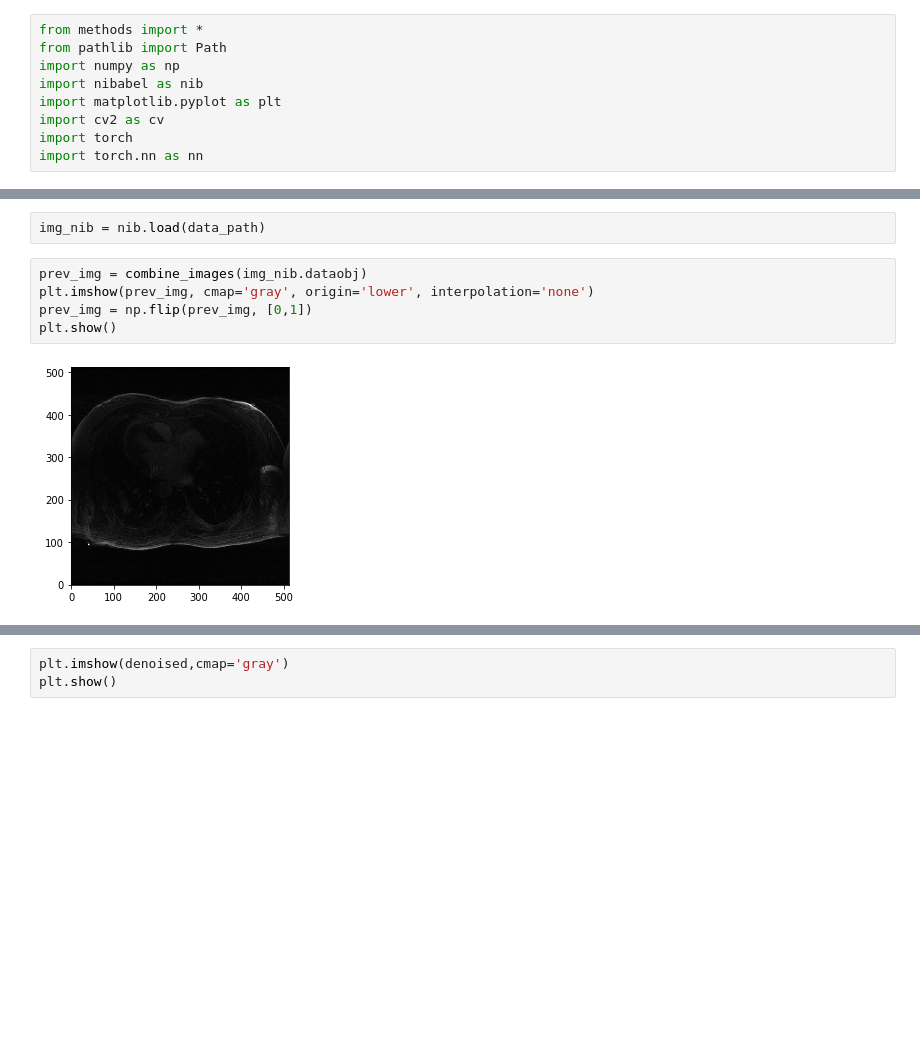
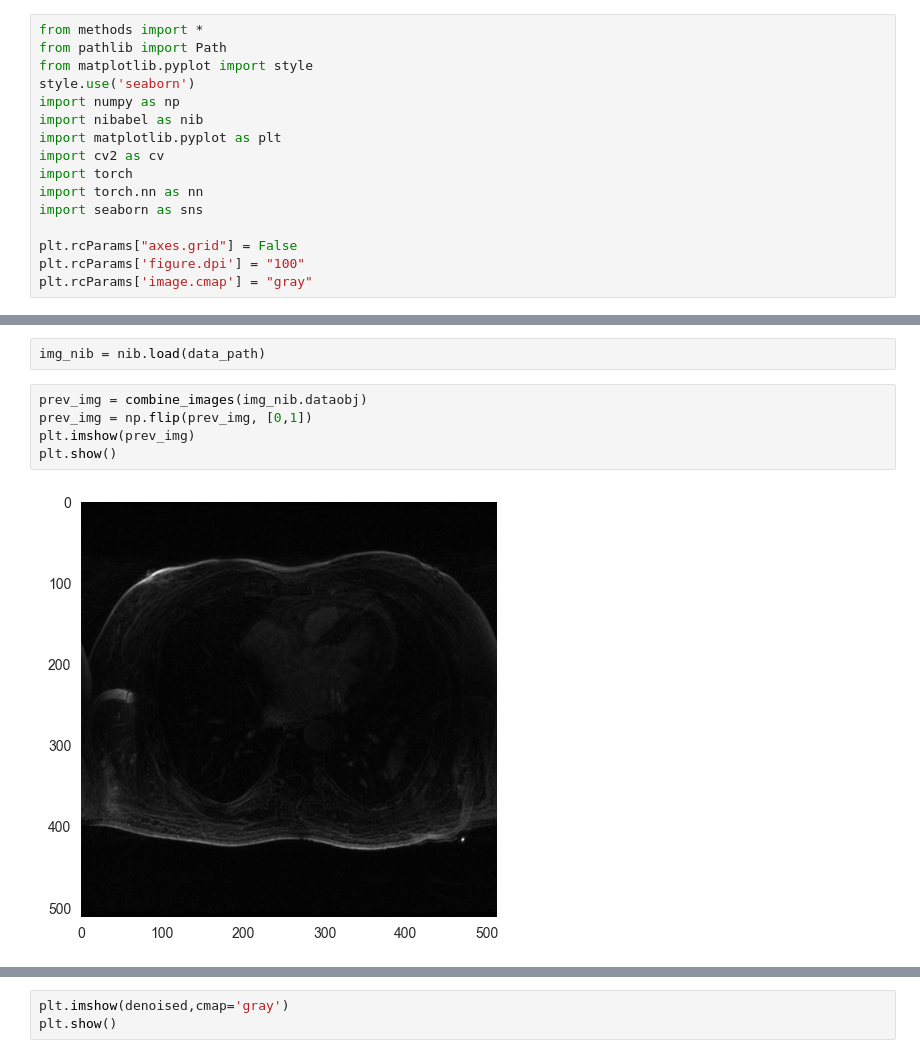
Before and after one commit to DavidLegarreSaavedra1/Deep-learning-methods-for-MRI-coil-channel-optimization, a Jupyter notebook: ROVir/scan.ipynb, the cells around one changed output, grey strips where cells are left out. Saved outputs shown, nothing was run; the diff lists cells and outputs as text; blank space fills up the shorter version.

```diff
--- a/ROVir/scan.ipynb
+++ b/ROVir/scan.ipynb
@@ -1,23 +1,30 @@
 # %%
 from methods import *
 from pathlib import Path
+from matplotlib.pyplot import style
+style.use('seaborn')
 import numpy as np
 import nibabel as nib
 import matplotlib.pyplot as plt
 import cv2 as cv
 import torch
 import torch.nn as nn
+import seaborn as sns
+
+plt.rcParams["axes.grid"] = False
+plt.rcParams['figure.dpi'] = "100"
+plt.rcParams['image.cmap'] = "gray"
 # %%
 data_path = (Path.cwd() / 'data' / 'Slice44-AllChannels.nii').as_posix()
 # %%
 img_nib = nib.load(data_path)
 # %%
 prev_img = combine_images(img_nib.dataobj)
-plt.imshow(prev_img, cmap='gray', origin='lower', interpolation='none')
 prev_img = np.flip(prev_img, [0,1])
+plt.imshow(prev_img)
 plt.show()
 # %% [output]
-[figure, old version]
+[figure, new version]
 # %%
 prev_img[prev_img < 50] = 0
 plt.imshow(prev_img, cmap='gray')
```
Also changed, not shown: parts of 14 cells of this notebook, 11 other files.
